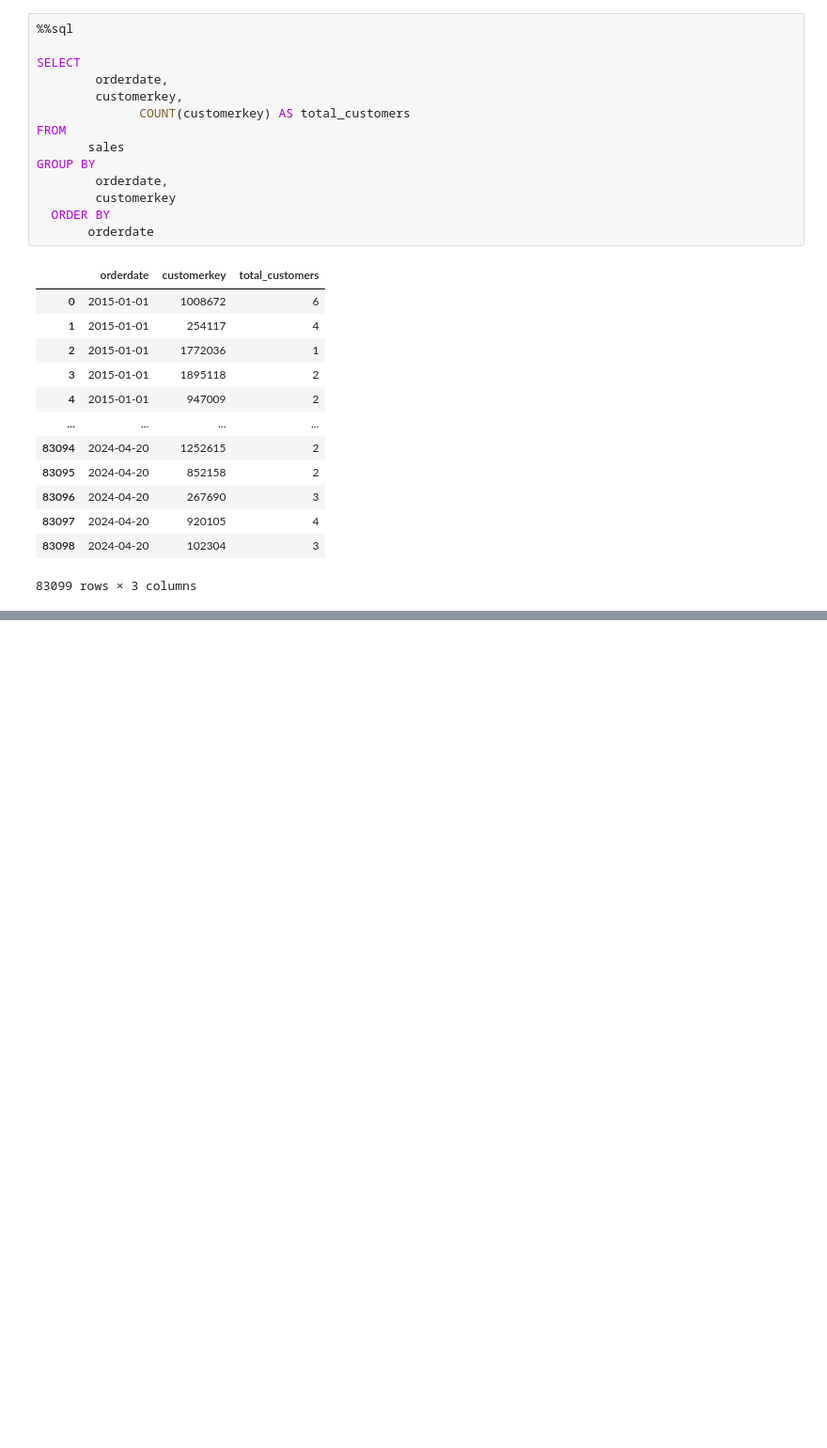
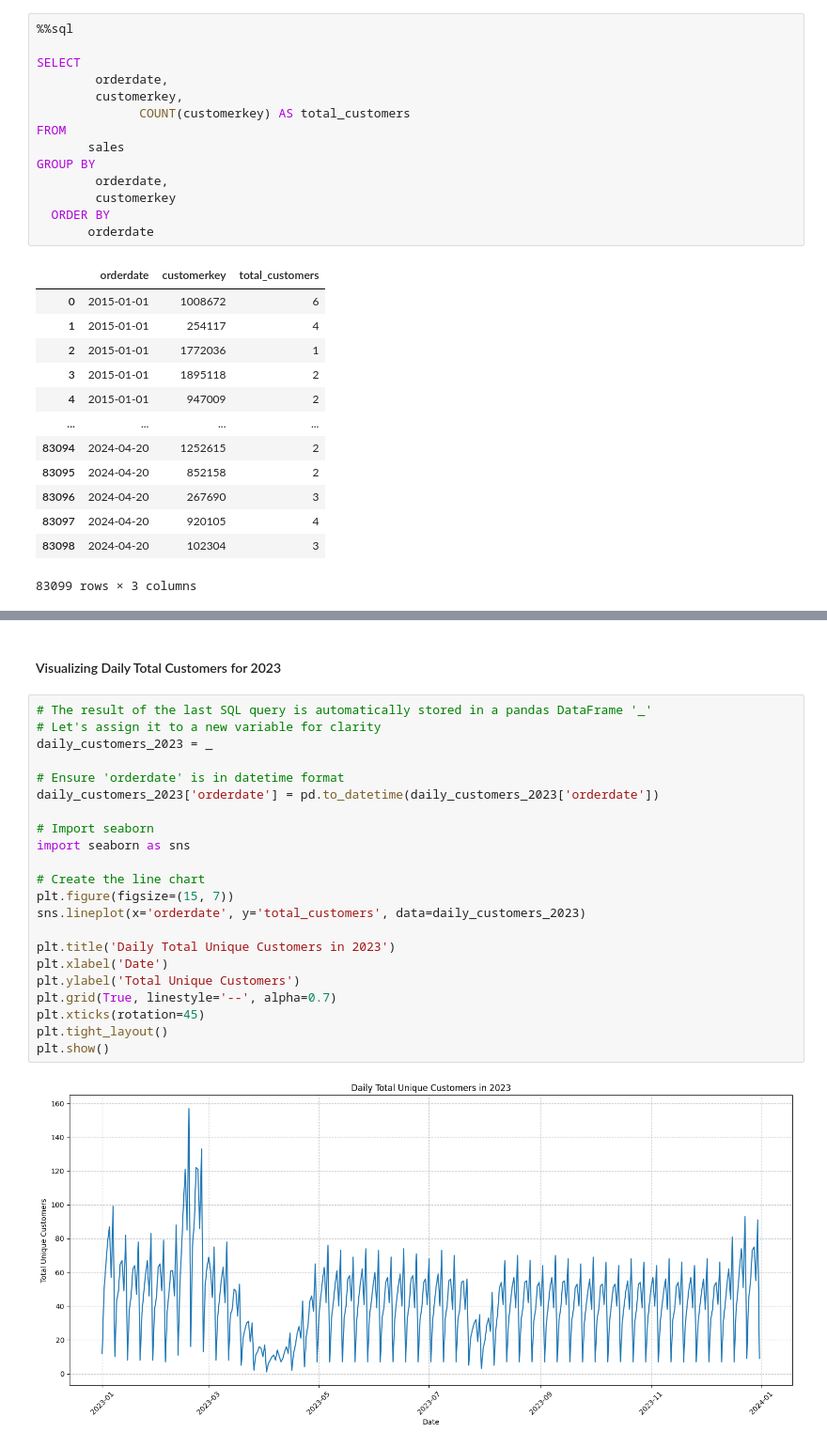
Before and after one commit to bonsoul/Data_Engineering101, a Jupyter notebook: Basicaggre.ipynb, the cells around one changed output, grey strips where cells are left out. Shown at 94% size. Saved outputs shown, nothing was run; the diff lists cells and outputs as text; blank space fills up the shorter version.

```diff
--- a/Basicaggre.ipynb
+++ b/Basicaggre.ipynb
@@ -139,0 +169,26 @@ GROUP BY
+# %% [markdown]
+#### Visualizing Daily Total Customers for 2023
+# %%
+# The result of the last SQL query is automatically stored in a pandas DataFrame '_'
+# Let's assign it to a new variable for clarity
+daily_customers_2023 = _
+
+# Ensure 'orderdate' is in datetime format
+daily_customers_2023['orderdate'] = pd.to_datetime(daily_customers_2023['orderdate'])
+
+# Import seaborn
+import seaborn as sns
+
+# Create the line chart
+plt.figure(figsize=(15, 7))
+sns.lineplot(x='orderdate', y='total_customers', data=daily_customers_2023)
+
+plt.title('Daily Total Unique Customers in 2023')
+plt.xlabel('Date')
+plt.ylabel('Total Unique Customers')
+plt.grid(True, linestyle='--', alpha=0.7)
+plt.xticks(rotation=45)
+plt.tight_layout()
+plt.show()
+# %% [output]
+[figure, added]
```
Also changed, not shown: parts of 8 cells of this notebook.
